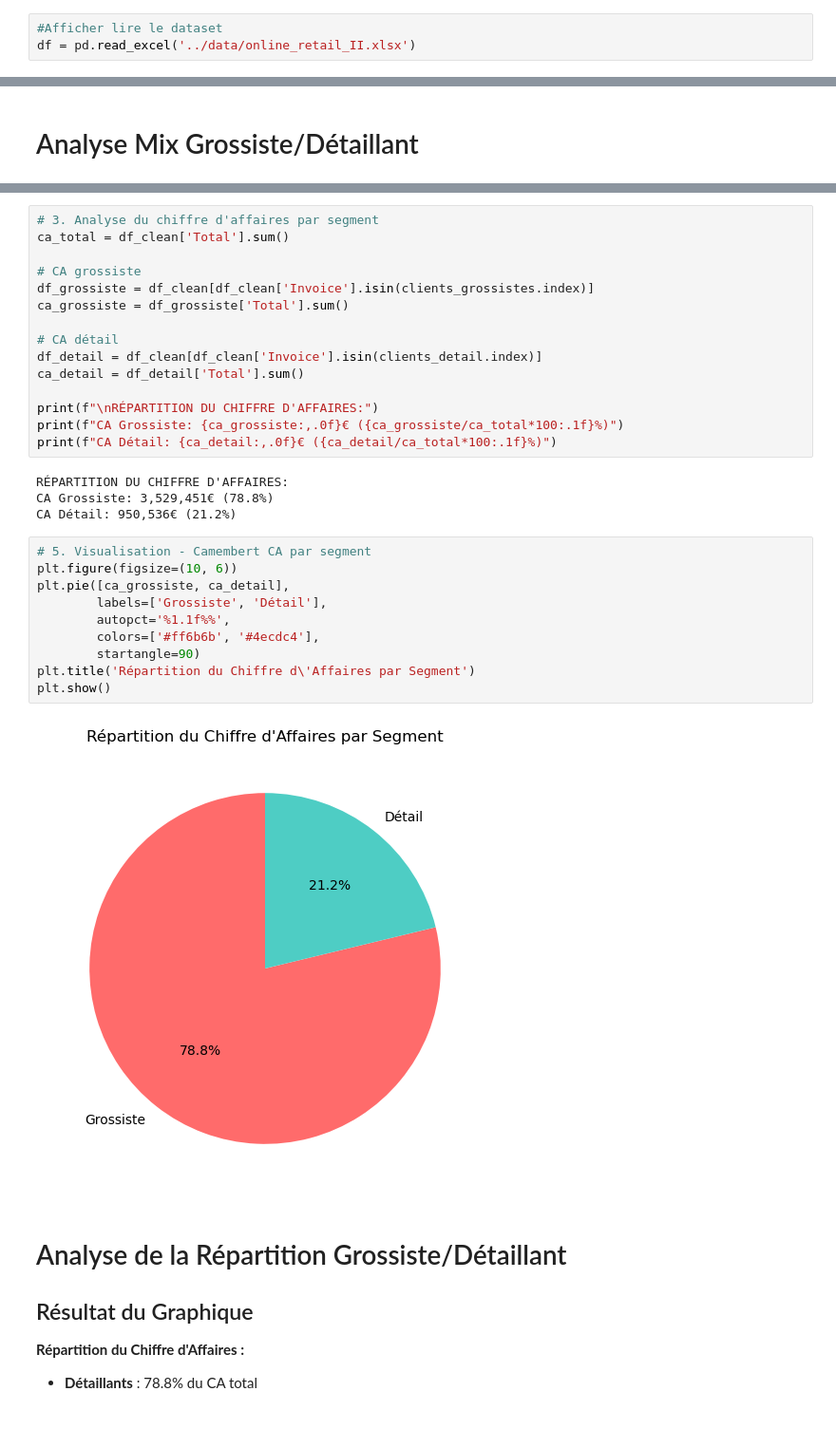
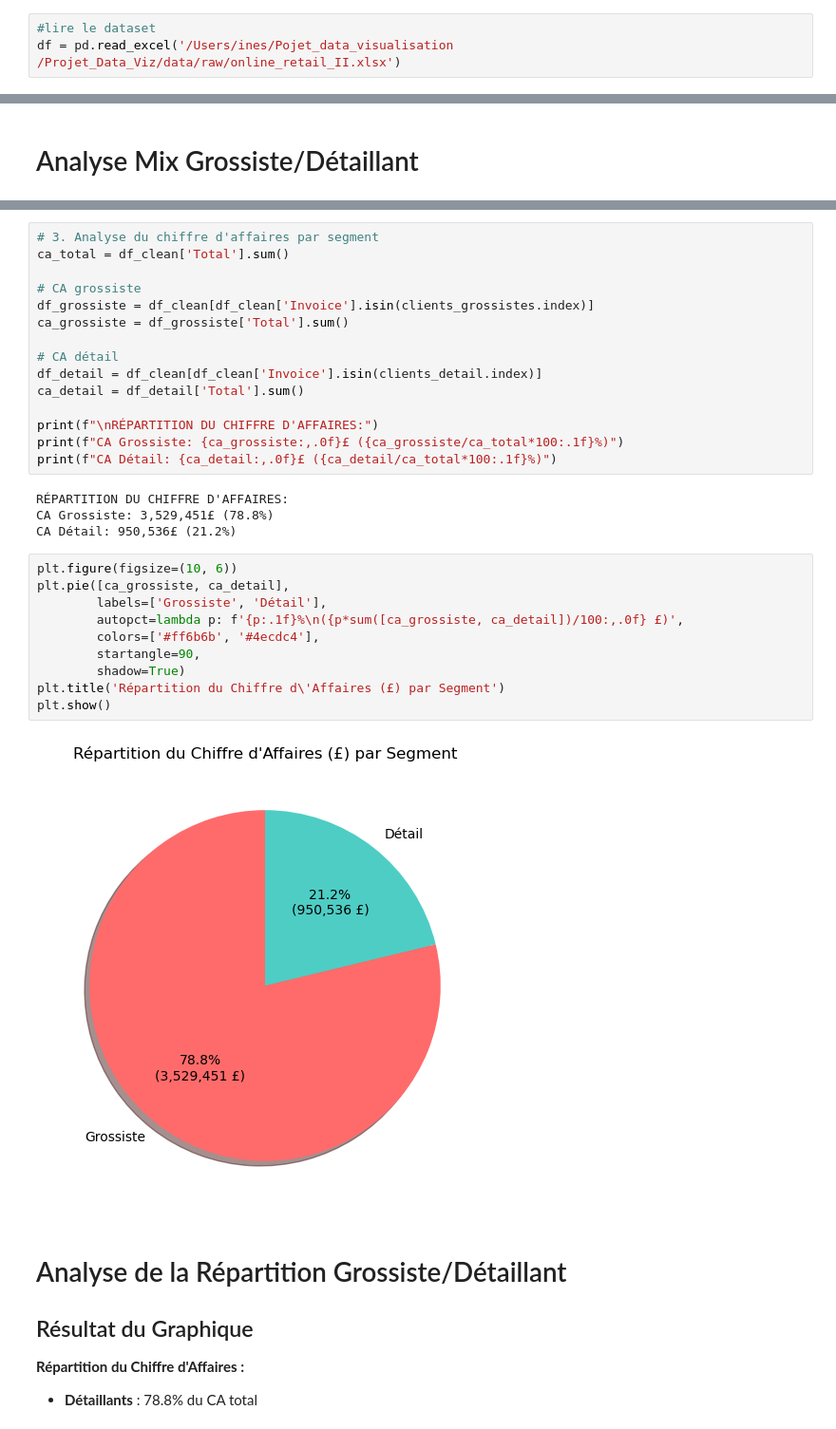
Before and after one commit to paullanf/Projet_Data_Viz, a Jupyter notebook: notebooks/exploration.ipynb, the cells around one changed output, grey strips where cells are left out. Shown at 95% size. Saved outputs shown, nothing was run; the diff lists cells and outputs as text.

```diff
--- a/notebooks/exploration.ipynb
+++ b/notebooks/exploration.ipynb
@@ -3,6 +6,6 @@ import pandas as pd
 import matplotlib.pyplot as plt
 import seaborn as sns
 # %%
-#Afficher lire le dataset
-df = pd.read_excel('../data/online_retail_II.xlsx')
+#lire le dataset
+df = pd.read_excel('/Users/ines/Pojet_data_visualisation /Projet_Data_Viz/data/raw/online_retail_II.xlsx')
 # %%
@@ -691,24 +675,24 @@ df_detail = df_clean[df_clean['Invoice'].isin(clients_detail.index)]
 ca_detail = df_detail['Total'].sum()
 
 print(f"\nRÉPARTITION DU CHIFFRE D'AFFAIRES:")
-print(f"CA Grossiste: {ca_grossiste:,.0f}€ ({ca_grossiste/ca_total*100:.1f}%)")
-print(f"CA Détail: {ca_detail:,.0f}€ ({ca_detail/ca_total*100:.1f}%)")
+print(f"CA Grossiste: {ca_grossiste:,.0f}£ ({ca_grossiste/ca_total*100:.1f}%)")
+print(f"CA Détail: {ca_detail:,.0f}£ ({ca_detail/ca_total*100:.1f}%)")
 # %% [output]
 RÉPARTITION DU CHIFFRE D'AFFAIRES:
-CA Grossiste: 3,529,451€ (78.8%)
-CA Détail: 950,536€ (21.2%)
+CA Grossiste: 3,529,451£ (78.8%)
+CA Détail: 950,536£ (21.2%)
 # %%
-# 5. Visualisation - Camembert CA par segment
 plt.figure(figsize=(10, 6))
 plt.pie([ca_grossiste, ca_detail],
         labels=['Grossiste', 'Détail'],
-        autopct='%1.1f%%',
+        autopct=lambda p: f'{p:.1f}%\n({p*sum([ca_grossiste, ca_detail])/100:,.0f} £)',
         colors=['#ff6b6b', '#4ecdc4'],
-        startangle=90)
-plt.title('Répartition du Chiffre d\'Affaires par Segment')
+        startangle=90,
+        shadow=True)
+plt.title('Répartition du Chiffre d\'Affaires (£) par Segment')
 plt.show()
 # %% [output]
-[figure, old version]
+[figure, new version]
 # %% [markdown]
 #  Analyse de la Répartition Grossiste/Détaillant
 
```
Also changed, not shown: parts of 24 cells of this notebook.
